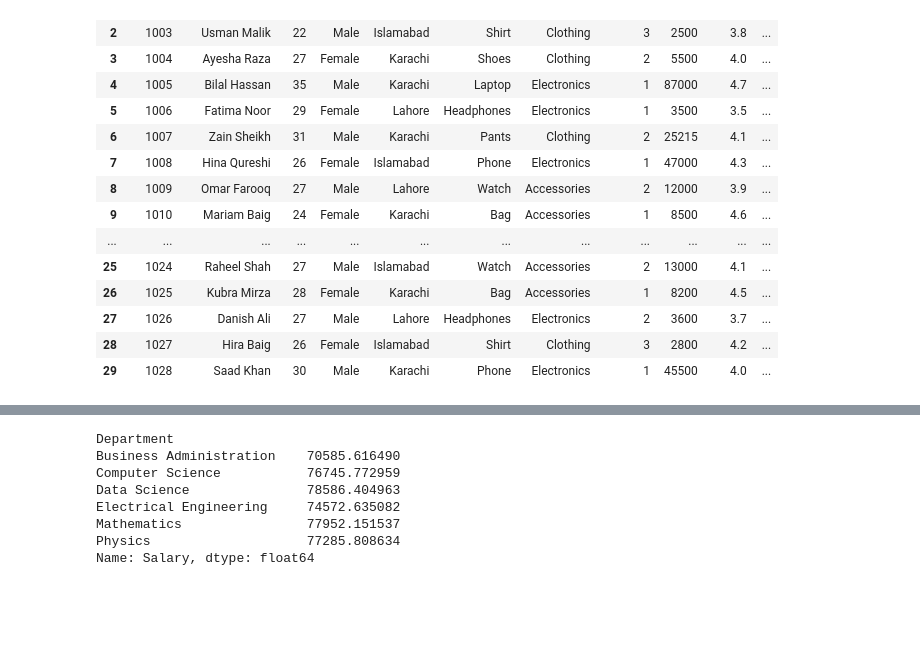
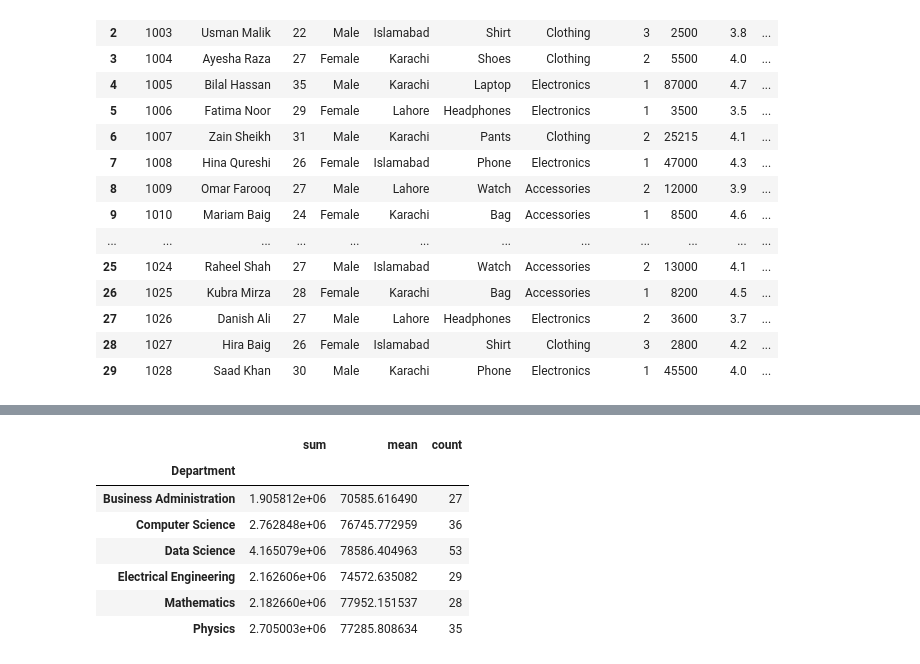
Before and after one commit to awais4212/Data-Science-Basics, a Jupyter notebook: Data Analysis/DataAnalysis.ipynb, the cells around one changed output, grey strips where cells are left out. Drawn from its saved outputs; the diff is of its cells as text; code cells hidden in the pictures; blank space fills up the shorter version.

Commit message:
Modified the DataSet

```diff
--- a/Data Analysis/DataAnalysis.ipynb
+++ b/Data Analysis/DataAnalysis.ipynb
@@ -632,14 +632,14 @@ df['Salary_new'] = df['Salary'].fillna(df['Salary'].mean()).astype(int)
 df['Bonus'] = df['Salary'].apply(lambda x:x*2)
 # df['Salary'].fillna(df['Salary'].mean(), inplace=True)
 # %%
-groupMean = df.groupby('Department')['Salary'].mean()
+groupMean = df.groupby('Department')['Salary'].agg(['sum','mean','count'])
 groupMean
 # %% [output]
-Department
-Business Administration    70585.616490
-Computer Science           76745.772959
-Data Science               78586.404963
-Electrical Engineering     74572.635082
-Mathematics                77952.151537
-Physics                    77285.808634
-Name: Salary, dtype: float64
+|  | sum | mean | count |
+| Department |  |  |  |
+| Business Administration | 1.905812e+06 | 70585.616490 | 27 |
+| Computer Science | 2.762848e+06 | 76745.772959 | 36 |
+| Data Science | 4.165079e+06 | 78586.404963 | 53 |
+| Electrical Engineering | 2.162606e+06 | 74572.635082 | 29 |
+| Mathematics | 2.182660e+06 | 77952.151537 | 28 |
+| Physics | 2.705003e+06 | 77285.808634 | 35 |
```
Also changed, not shown: parts of 2 cells of this notebook.
